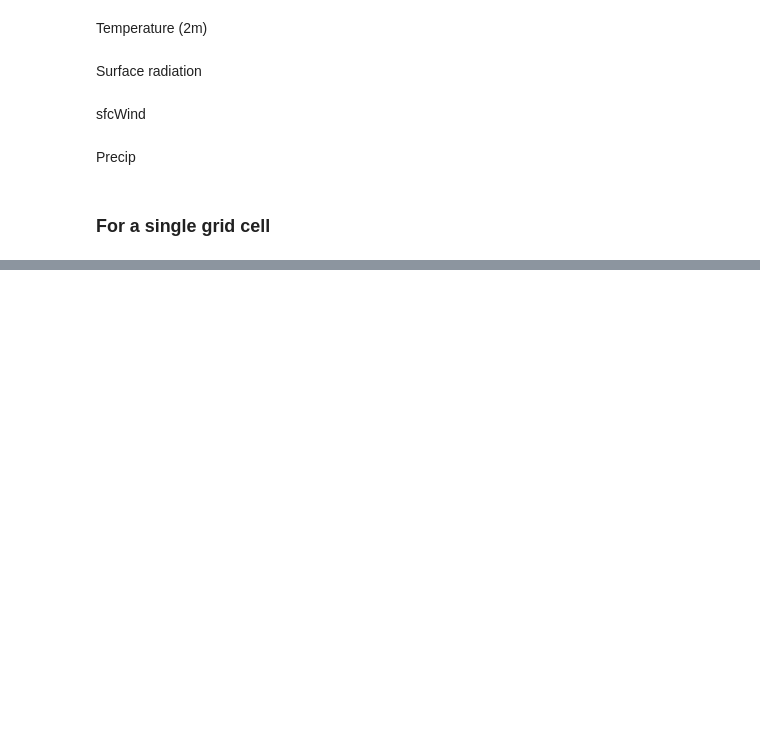
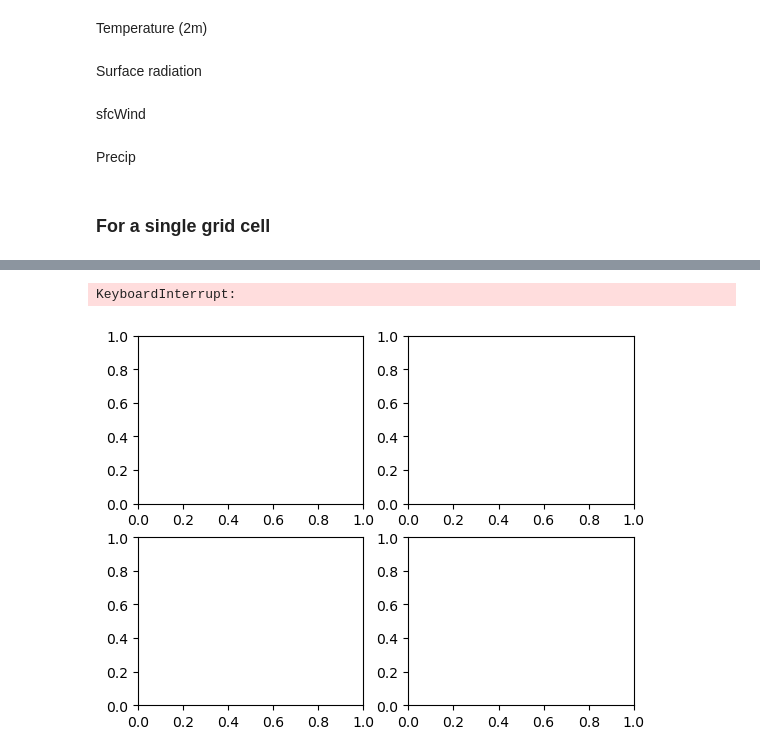
Before and after one commit to dougrichardson/LE_bias_correct, a Jupyter notebook: mean_bias.ipynb, the cells around one changed output, grey strips where cells are left out. Saved outputs shown, nothing was run; the diff lists cells and outputs as text; code cells hidden in the pictures; blank space fills up the shorter version.

```diff
--- a/mean_bias.ipynb
+++ b/mean_bias.ipynb
@@ -196,0 +257,37 @@ ax.fill_between(m.time, m.quantile(0.05, "member"), m.quantile(0.95, "member"),
+# %%
+fig, ax = plt.subplots(2, 2)
+
+for i, (da_era, da_model, var) in enumerate(zip(
+    [tas_era, rsds_era, sfcWind_era, pr_era],
+    [tas_model, rsds_model, sfcWind_model, pr_model],
+    ["tas", "rsds", "sfcWind", "pr"]
+)):
+    # Select single cell
+    cell_era = sel_cell(da_era, cell).compute()
+    cell_model = sel_cell(da_model, cell).compute()
+
+    # Remove bias
+    if var == "tas":
+        method = "additive"
+    else:
+        method == "multiplicative"
+    m_bc = remove_bias(
+        cell_model,
+        get_bias(cell_model, cell_era, "dayofyear", True, method),
+        "dayofyear",
+        method
+    )
+
+    # climatology
+    m_bc_clim = get_clim(m_bc, "dayofyear")
+    e_clim = get_clim(cell_era, "dayofyear")
+
+    p = plot_clim(ax.flatten()[i], e_clim, m_bc_clim, var)
+
+    if i == 0:
+        p.legend(loc="lower left")
+
+    plt.tight_layout()
+# %% [output]
+KeyboardInterrupt:
+[figure, added]
```
Also changed, not shown: parts of 14 cells of this notebook.
